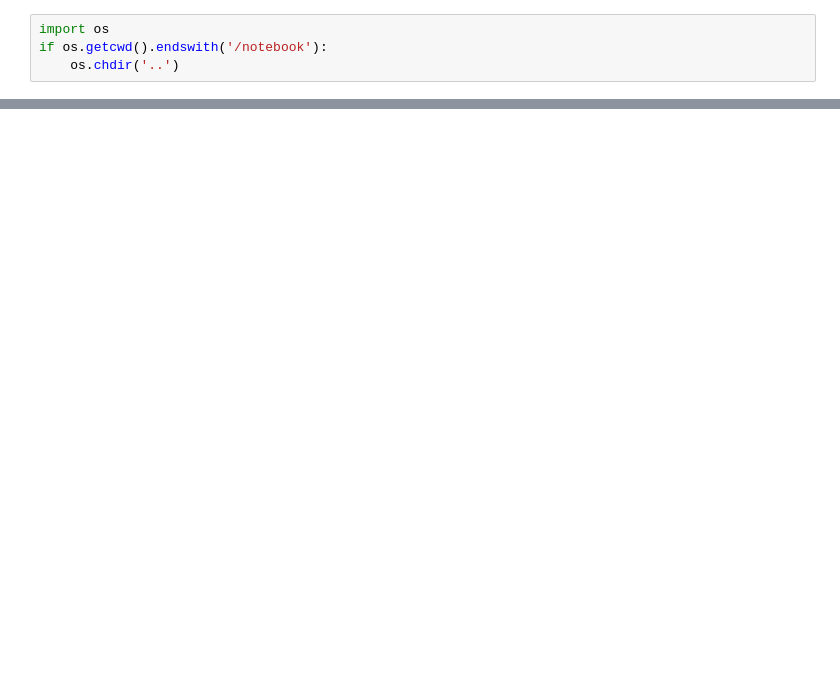
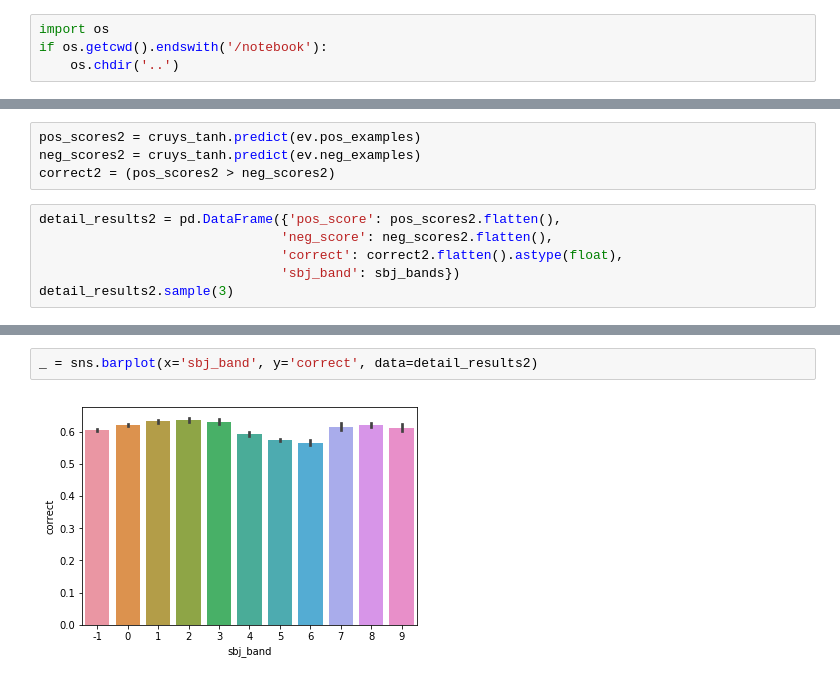
Before and after one commit to cltl/hpsp, a Jupyter notebook: notebook/cruys2014.ipynb, the cells around one changed output, grey strips where cells are left out. Cells and saved outputs as stored; diff of their text form; blank space fills up the shorter version.

```diff
--- a/notebook/cruys2014.ipynb
+++ b/notebook/cruys2014.ipynb
@@ -125,0 +179,10 @@ tf.keras.models.save_model(single_model, 'output/ontonotes-cruys2014.hd5')
+# %%
+pos_scores2 = cruys_tanh.predict(ev.pos_examples)
+neg_scores2 = cruys_tanh.predict(ev.neg_examples)
+correct2 = (pos_scores2 > neg_scores2)
+# %%
+detail_results2 = pd.DataFrame({'pos_score': pos_scores2.flatten(),
+                               'neg_score': neg_scores2.flatten(),
+                               'correct': correct2.flatten().astype(float),
+                               'sbj_band': sbj_bands})
+detail_results2.sample(3)
@@ -125,0 +198,4 @@ tf.keras.models.save_model(single_model, 'output/ontonotes-cruys2014.hd5')
+# %%
+_ = sns.barplot(x='sbj_band', y='correct', data=detail_results2)
+# %% [output]
+[figure, added]
```
Also changed, not shown: parts of 40 cells of this notebook, 30 other files.
